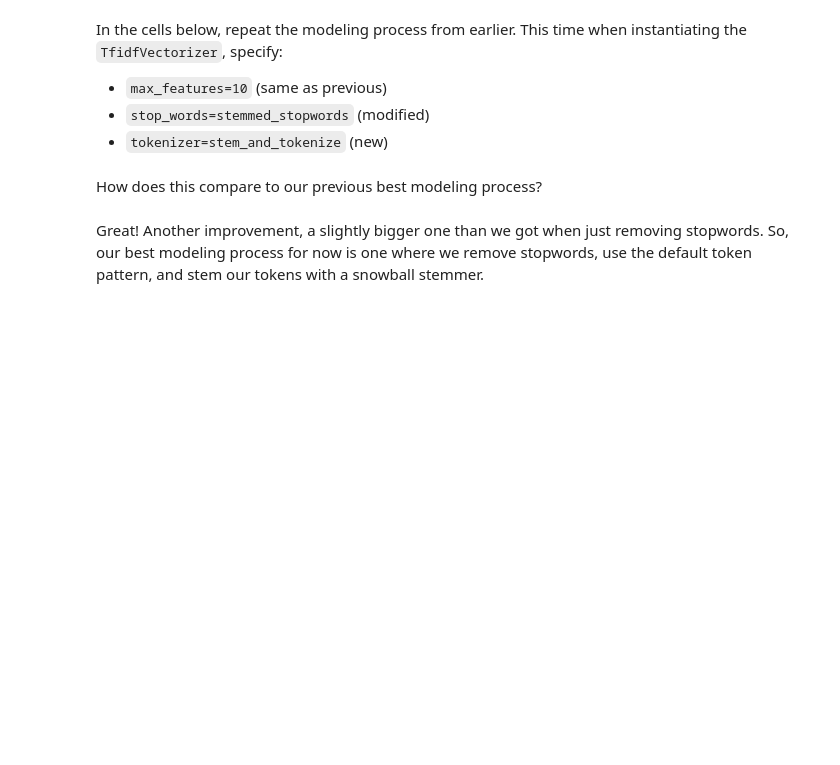
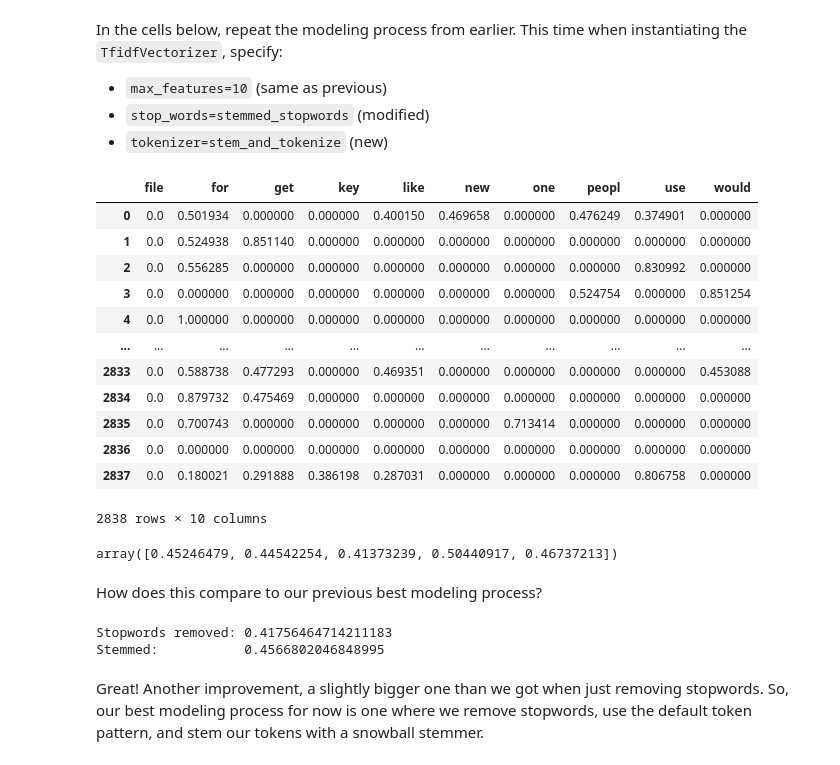
Before and after one commit to mboland23/dsc-nlp-lab, a Jupyter notebook: index.ipynb, the cells around one changed output. Drawn from its saved outputs; the diff is of its cells as text; code cells hidden in the pictures; blank space fills up the shorter version.

```diff
--- a/index.ipynb
+++ b/index.ipynb
@@ -809,26 +812,45 @@ In the cells below, repeat the modeling process from earlier. This time when ins
 # %%
 # Replace None with appropriate code
 
 # Instantiate the vectorizer
-tfidf = None
+tfidf = TfidfVectorizer(max_features=10, stop_words=stemmed_stopwords, tokenizer=stem_and_tokenize)
 
 # Fit the vectorizer on X_train["text"] and transform it
 X_train_vectorized = tfidf.fit_transform(X_train["text"])
 
 # Visually inspect the vectorized data
 pd.DataFrame.sparse.from_spmatrix(X_train_vectorized, columns=tfidf.get_feature_names())
+# %% [output]
+|  | file | for | get | key | like | new | one | peopl | use | would |
+| 0 | 0.0 | 0.501934 | 0.000000 | 0.000000 | 0.400150 | 0.469658 | 0.000000 | 0.476249 | 0.374901 | 0.000000 |
+| 1 | 0.0 | 0.524938 | 0.851140 | 0.000000 | 0.000000 | 0.000000 | 0.000000 | 0.000000 | 0.000000 | 0.000000 |
+| 2 | 0.0 | 0.556285 | 0.000000 | 0.000000 | 0.000000 | 0.000000 | 0.000000 | 0.000000 | 0.830992 | 0.000000 |
+| 3 | 0.0 | 0.000000 | 0.000000 | 0.000000 | 0.000000 | 0.000000 | 0.000000 | 0.524754 | 0.000000 | 0.851254 |
+| 4 | 0.0 | 1.000000 | 0.000000 | 0.000000 | 0.000000 | 0.000000 | 0.000000 | 0.000000 | 0.000000 | 0.000000 |
+| ... | ... | ... | ... | ... | ... | ... | ... | ... | ... | ... |
+| 2833 | 0.0 | 0.588738 | 0.477293 | 0.000000 | 0.469351 | 0.000000 | 0.000000 | 0.000000 | 0.000000 | 0.453088 |
+| 2834 | 0.0 | 0.879732 | 0.475469 | 0.000000 | 0.000000 | 0.000000 | 0.000000 | 0.000000 | 0.000000 | 0.000000 |
+| 2835 | 0.0 | 0.700743 | 0.000000 | 0.000000 | 0.000000 | 0.000000 | 0.713414 | 0.000000 | 0.000000 | 0.000000 |
+| 2836 | 0.0 | 0.000000 | 0.000000 | 0.000000 | 0.000000 | 0.000000 | 0.000000 | 0.000000 | 0.000000 | 0.000000 |
+| 2837 | 0.0 | 0.180021 | 0.291888 | 0.386198 | 0.287031 | 0.000000 | 0.000000 | 0.000000 | 0.806758 | 0.000000 |
+2838 rows × 10 columns
 # %%
 # Run this cell without changes
 
 # Evaluate the classifier on X_train_vectorized and y_train
 stemmed_cv = cross_val_score(baseline_model, X_train_vectorized, y_train)
 stemmed_cv
+# %% [output]
+array([0.45246479, 0.44542254, 0.41373239, 0.50440917, 0.46737213])
 # %% [markdown]
 How does this compare to our previous best modeling process?
 # %%
 # Run this cell without changes
 print("Stopwords removed:", stopwords_removed_cv.mean())
 print("Stemmed:          ", stemmed_cv.mean())
+# %% [output]
+Stopwords removed: 0.41756464714211183
+Stemmed:           0.4566802046848995
 # %% [markdown]
 Great! Another improvement, a slightly bigger one than we got when just removing stopwords. So, our best modeling process for now is one where we remove stopwords, use the default token pattern, and stem our tokens with a snowball stemmer.
 # %% [markdown]
```
Also changed, not shown: parts of 20 cells of this notebook.
